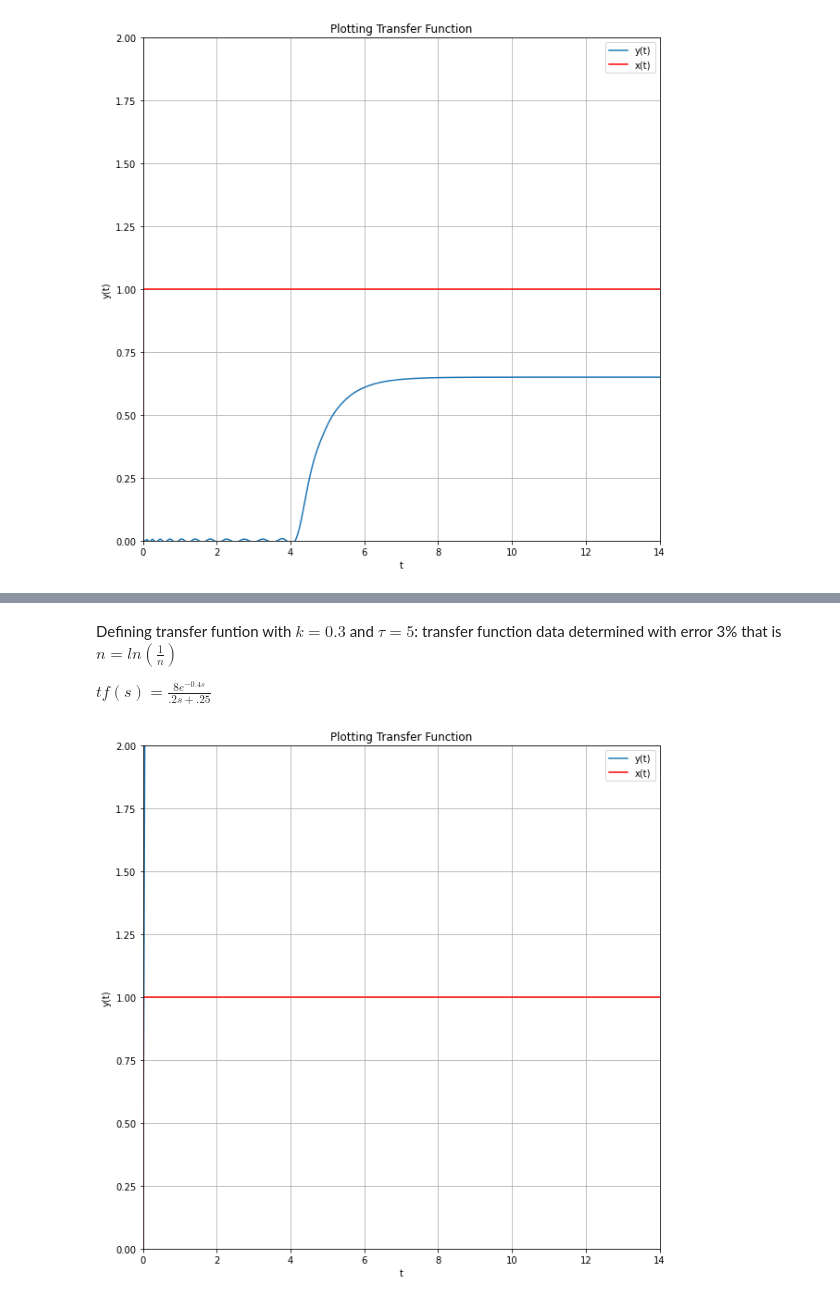
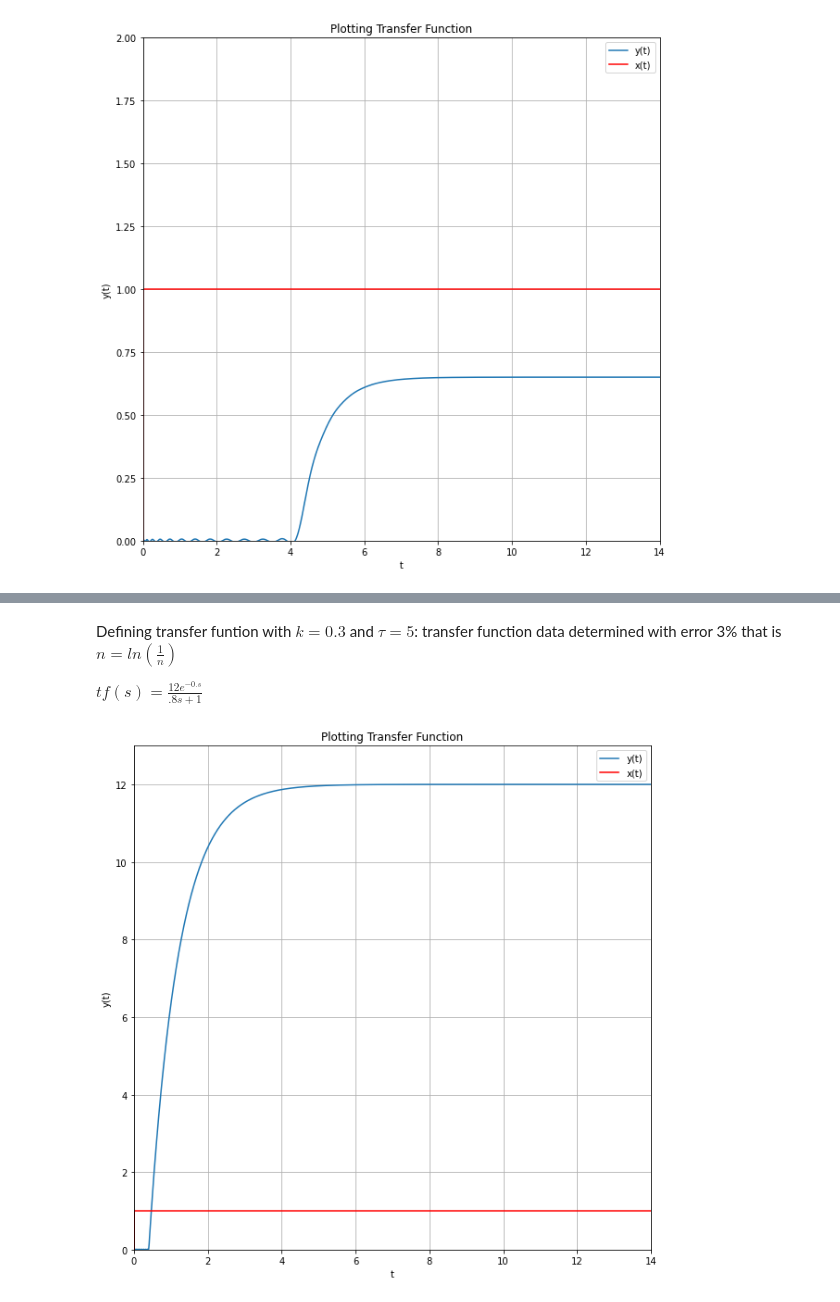
Before and after one commit to Ricardo-Gomez-4-113/Control-inteligente, a Jupyter notebook: Control_Inteligente.ipynb, the cells around one changed output, grey strips where cells are left out. Drawn from its saved outputs; the diff is of its cells as text; code cells hidden in the pictures.

```diff
--- a/Control_Inteligente.ipynb
+++ b/Control_Inteligente.ipynb
@@ -992,40 +1013,45 @@ plt.show()
 # %% [markdown]
 Defining transfer funtion with $k=0.3$ and $\tau=5$: transfer function data determined with error 3% that is $n=ln(\frac{1}{n})$
 
-$tf(s)=\frac{8e^{-0.4s}}{.2s+.25}$
+$tf(s)=\frac{12e^{-0.s}}{.8s+1}$
 # %%
 # Importamos las librerias
 import numpy as np
 import control as cn
 import matplotlib.pyplot as plt
 
 # Definimos las variables
-num = [8]
-den =[.2,.25]
+num = [12]
+den =[.8,1]
 transfer_function = cn.tf(num,den)
+
+# Definimos el retardo de la funcion de tranferencia
+numd, dend = cn.pade(.4,25) #exp 5 seg.
+delay = cn.tf(numd,dend)
+system_delayed=transfer_function*delay
 
 # Determinamos el inicio y fin de la grafica
 tstart =0
 tend = 14
 sample = 0.001
 time = np.arange(tstart,tend+sample, sample)
 input2 = np.ones(time.shape)
 input2[0:6]= 0
 
 # Definimos la funvion de escalon unitario
-time, yout = cn.step_response(transfer_function,time)
+time, yout = cn.step_response(system_delayed,time)
 
 # Definimos el grafico
 figure = plt.figure(figsize=(10,10))
 ax = figure.add_subplot(111)
 ax.plot(time,yout,label ='y(t)')
 ax.plot(time,input2,'r', label='x(t)')
 ax.set_title('Plotting Transfer Function')
 ax.set_xlabel('t')
 ax.set_ylabel('y(t)')
-ax.axis([-0,14,-0,2])#ax.axis([xmin,xmax,ymin,ymax])
+ax.axis([-0,14,-0,13])#ax.axis([xmin,xmax,ymin,ymax])
 ax.legend()
 ax.grid()
 plt.show()
 # %% [output]
-[figure, old version]
+[figure, new version]
```
Also changed, not shown: parts of 4 cells of this notebook.
